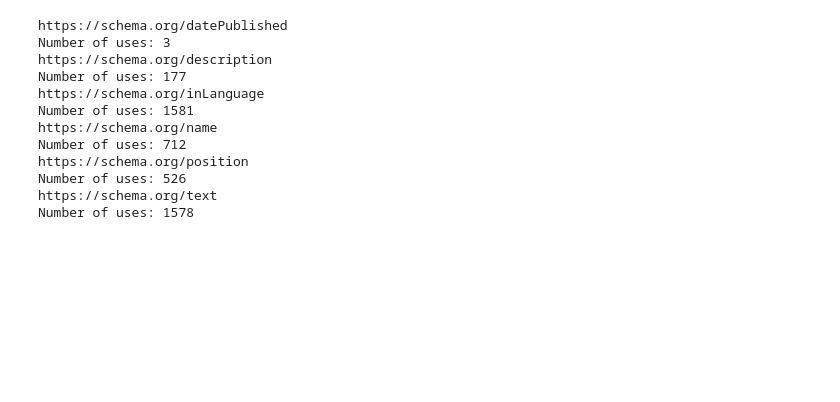
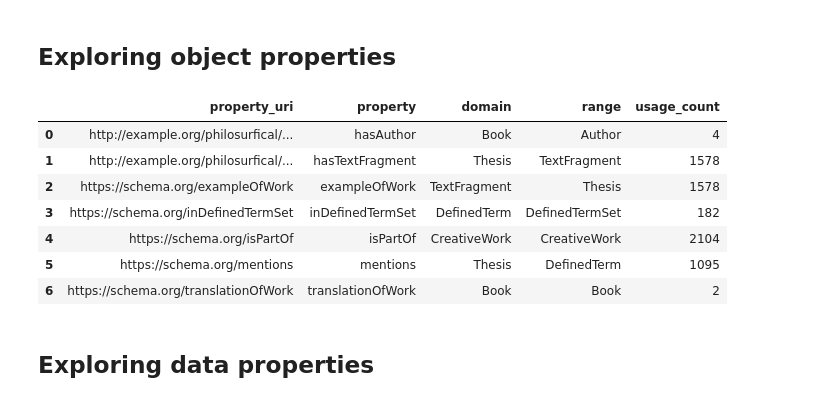
Before and after one commit to i4444i4444/OWL-ontology-align, a Jupyter notebook: tractatus-alignment/notebooks/inspect_philosurfical.ipynb, the cells around one changed output. Saved outputs shown, nothing was run; the diff lists cells and outputs as text; code cells hidden in the pictures; blank space fills up the shorter version.

```diff
--- a/tractatus-alignment/notebooks/inspect_philosurfical.ipynb
+++ b/tractatus-alignment/notebooks/inspect_philosurfical.ipynb
@@ -47,14 +68,0 @@ http://example.org/philosurfical/TextFragment
-# %%
-object_properties = set(graph.subjects(RDF.type, OWL.ObjectProperty))
-datatype_properties = set(graph.subjects(RDF.type, OWL.DatatypeProperty))
-
-print("Object properties:", len(object_properties))
-print("Datatype properties:", len(datatype_properties))
-
-print("\nObject properties:")
-for property_uri in sorted(object_properties, key=str):
-    print(property_uri)
-
-print("\nDatatype properties:")
-for property_uri in sorted(datatype_properties, key=str):
-    print(property_uri)
@@ -108,20 +95,31 @@ Range: [rdflib.term.URIRef('https://schema.org/Book')]
+# %% [markdown]
+## Exploring object properties
 # %%
-for property_uri in sorted(datatype_properties, key=str):
-    count = len(list(graph.triples((None, property_uri, None))))
+object_property_rows = []
+for property_uri in sorted(object_properties, key=str):
+    domains = list(graph.objects(property_uri, RDFS.domain))
+    ranges = list(graph.objects(property_uri, RDFS.range))
+    usage_count = sum(1 for _ in graph.triples((None, property_uri, None)))
 
-    print(property_uri)
-    print("Number of uses:", count)
+    object_property_rows.append({
+        "property_uri": str(property_uri),
+        "property": get_local_name(property_uri),
+        "domain": ", ".join(get_local_name(x) for x in domains),
+        "range": ", ".join(get_local_name(x) for x in ranges),
+        "usage_count": usage_count
+    })
+
+object_properties_df = pd.DataFrame(object_property_rows)
+display(object_properties_df)
 # %% [output]
-https://schema.org/datePublished
-Number of uses: 3
-https://schema.org/description
-Number of uses: 177
-https://schema.org/inLanguage
-Number of uses: 1581
-https://schema.org/name
-Number of uses: 712
-https://schema.org/position
-Number of uses: 526
-https://schema.org/text
-Number of uses: 1578
+|  | property_uri | property | domain | range | usage_count |
+| 0 | http://example.org/philosurfical/... | hasAuthor | Book | Author | 4 |
+| 1 | http://example.org/philosurfical/... | hasTextFragment | Thesis | TextFragment | 1578 |
+| 2 | https://schema.org/exampleOfWork | exampleOfWork | TextFragment | Thesis | 1578 |
+| 3 | https://schema.org/inDefinedTermSet | inDefinedTermSet | DefinedTerm | DefinedTermSet | 182 |
+| 4 | https://schema.org/isPartOf | isPartOf | CreativeWork | CreativeWork | 2104 |
+| 5 | https://schema.org/mentions | mentions | Thesis | DefinedTerm | 1095 |
+| 6 | https://schema.org/translationOfWork | translationOfWork | Book | Book | 2 |
+# %% [markdown]
+## Exploring data properties
 # %%
```
Also changed, not shown: parts of 20 cells of this notebook, 2 other files.
